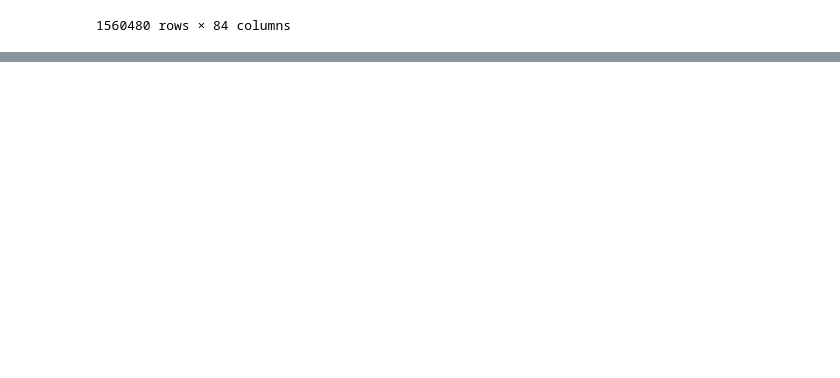
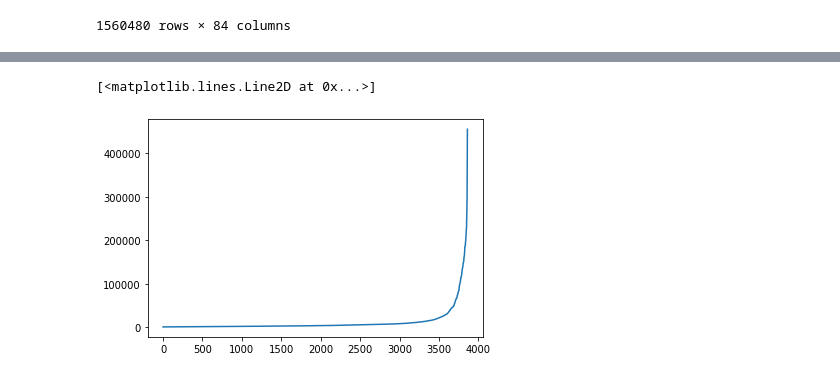
Before and after one commit to tanghaibao/klassify, a Jupyter notebook: notebooks/Breakpoint.ipynb, the cells around one changed output, grey strips where cells are left out. Saved outputs shown, nothing was run; the diff lists cells and outputs as text; code cells hidden in the pictures; blank space fills up the shorter version.

```diff
--- a/notebooks/Breakpoint.ipynb
+++ b/notebooks/Breakpoint.ipynb
@@ -146,0 +145,7 @@ ff["Length"].sum()
+# %%
+import matplotlib.pyplot as plt
+
+plt.plot(sorted(ff["Length"]))
+# %% [output]
+[<matplotlib.lines.Line2D at 0x...>]
+[figure, added]
```
Also changed, not shown: parts of 4 cells of this notebook.
